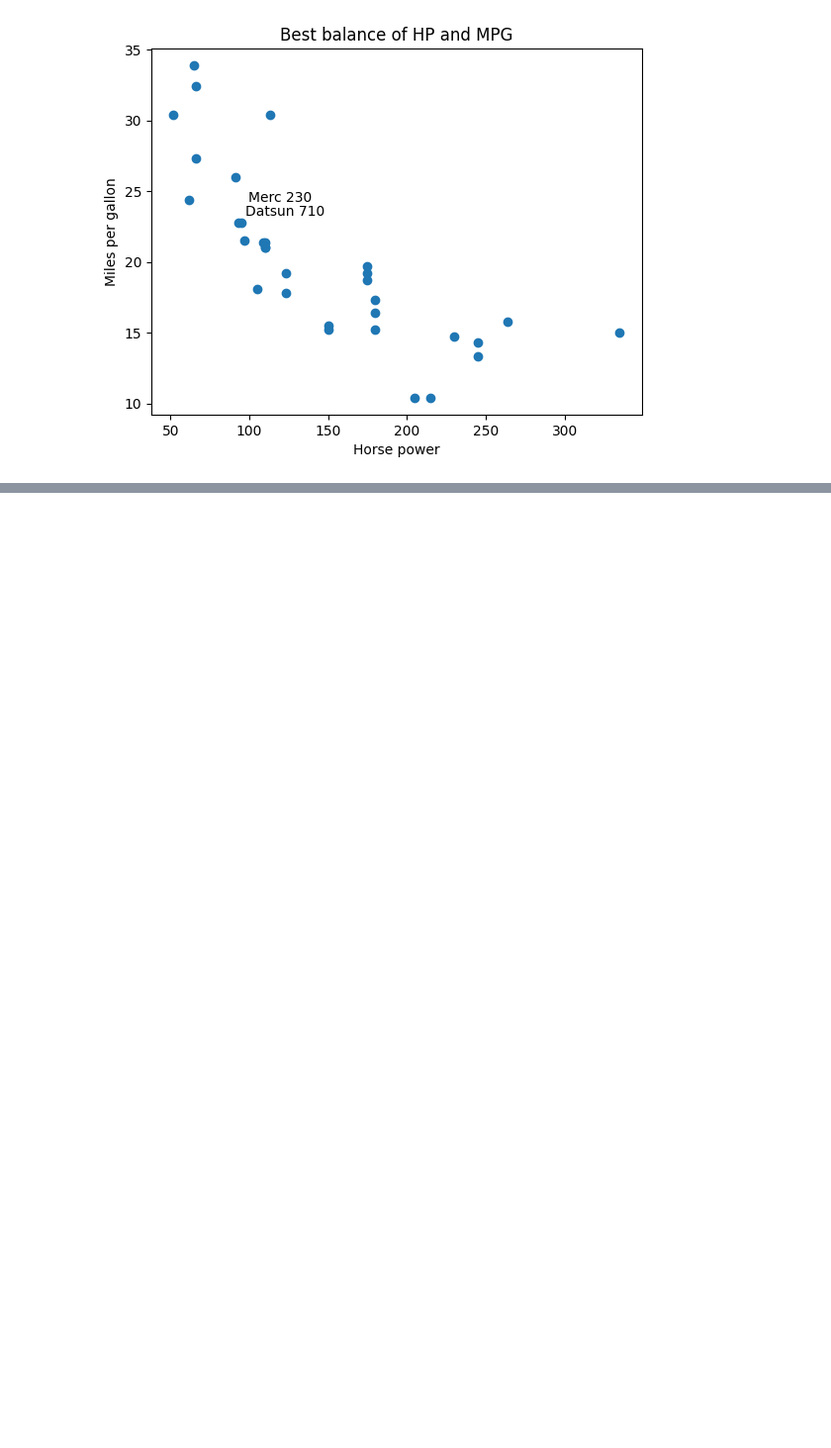
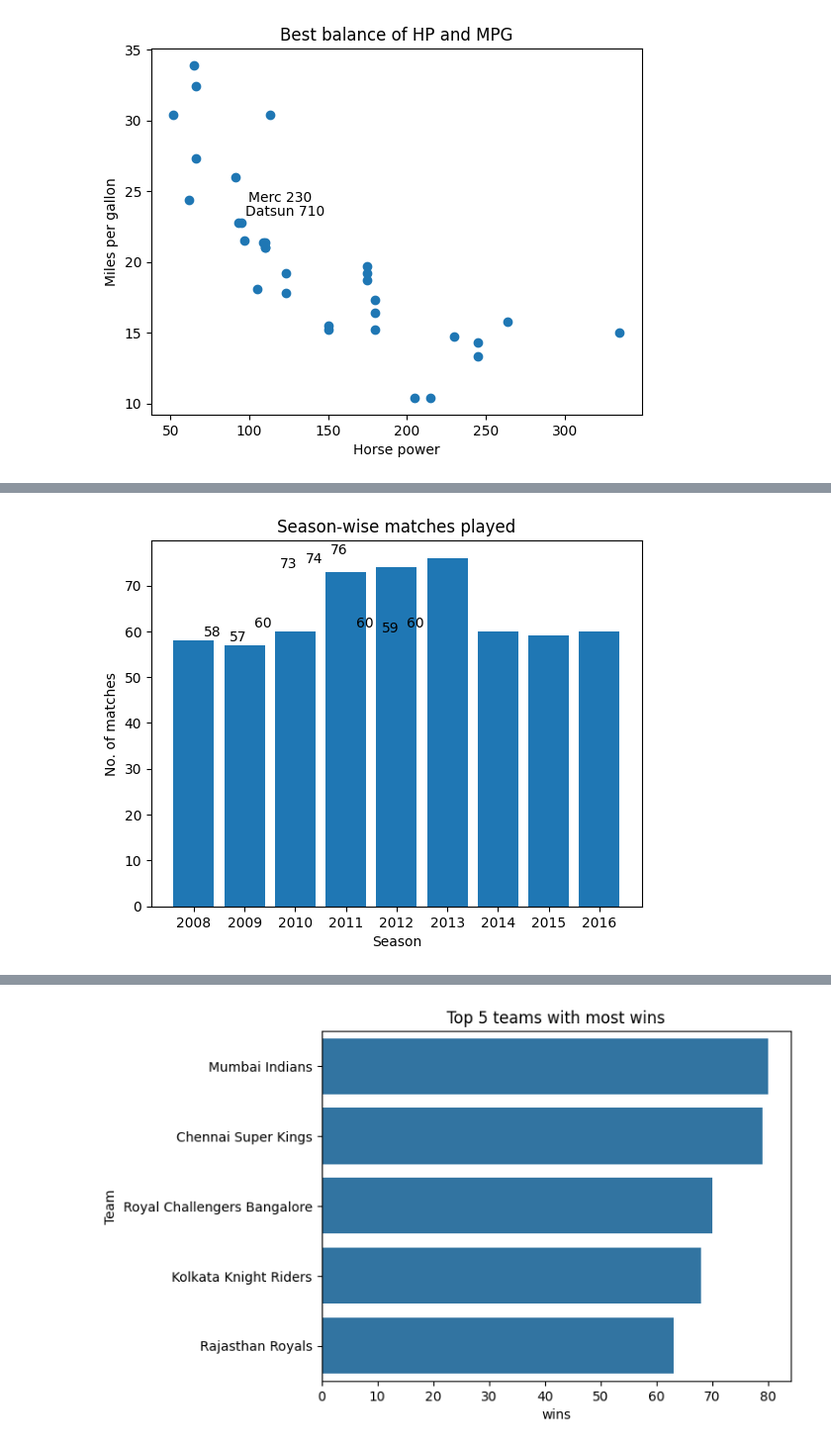
Before and after one commit to siva140887/data-visualization-programs, a Jupyter notebook: Datavisualization.ipynb, the cells around one changed output, grey strips where cells are left out. Shown at 99% size. Saved outputs shown, nothing was run; the diff lists cells and outputs as text; code cells hidden in the pictures; blank space fills up the shorter version.

```diff
--- a/Datavisualization.ipynb
+++ b/Datavisualization.ipynb
@@ -1073,0 +1080,76 @@ max   33.900000  335.0000  5.42400
+# %%
+import pandas as pd
+import numpy as np
+import matplotlib.pyplot as plt
+import seaborn as sns
+
+###### Q1
+match_df = pd.read_csv('/content/drive/MyDrive/DAV/data.csv')
+#print(match_df.columns)
+print("First 10 rows of match df:",match_df.head(10))  # displays first 10 records
+
+
+player_df = pd.read_csv('/content/drive/MyDrive/DAV/IPL dataset final.csv')
+#print(player_df.columns)
+print("First 10 rows of player df:",player_df.head(10))
+
+###### Q2
+totmatches = match_df['id'].nunique()
+totseasons = match_df['season'].nunique()
+print("The total no. of matches:",totmatches)
+print("The total no. of seasons:",totseasons)
+
+### Finding the total teams as per the standard way
+totteams1 = pd.unique(match_df[["team1", "team2"]].values.ravel("K"))
+print("The list of teams as per way 1:",totteams1)
+totteams1 = len(pd.unique(match_df[["team1", "team2"]].values.ravel("K")))
+print("The no. of teams as per way 1:",totteams1)
+### Finding the total teams as per the other way
+totteams2 = np.unique(np.concatenate((match_df['team1'].values, match_df['team2'].values)))
+print("The list of teams as per way 2:",totteams2)
+totteams2 = len(np.unique(np.concatenate((match_df['team1'].values, match_df['team2'].values))))
+print("The no. of teams as per way 2:",totteams2)
+
+###### Q3
+seasonwisematches = match_df.groupby('season')['id'].nunique()
+print(seasonwisematches)
+print(type(seasonwisematches))  # It is a pandas series
+
+### Presenting the above results using bar plot
+bars = plt.bar(seasonwisematches.index.astype(str), seasonwisematches.values)
+plt.title('Season-wise matches played')
+plt.xlabel('Season')
+plt.ylabel('No. of matches')
+arr = seasonwisematches.to_numpy()
+i = 0
+for b in bars:
+  plt.annotate(arr[i].astype(str),xy = ((b.get_x() + b.get_width())/2,b.get_height()), xytext = (0,3), textcoords= "offset points")
+  i = i + 1
+plt.show()
+
+###### Q4
+int1 = match_df['winner'].dropna()
+print(int1)
+print(type(int1))  # It is a series
+
+### Finding the frequency of distinct values in the series
+int2 = match_df['winner'].dropna().value_counts()
+print(int2)  # Teams with wins sorted in descending order with the most wins on top
+print(type(int2))
+
+### Pulling top 5 teams with the most wins using head()
+top5teams = int2.head()
+print(top5teams)
+
+### Presenting the above results in bar plot (horizontal) using seaborn
+bars = sns.barplot(x=top5teams.values, y=top5teams.index)
+plt.title('Top 5 teams with most wins')
+plt.xlabel('wins')
+plt.ylabel('Team')
+#arr = top5teams.to_numpy()
+#i = 0
+#for b in bars:
+  #plt.annotate(arr[i].astype(str),xy = ((b.get_height(),b.get_x() + b.get_width())/2), xytext = (3,0), textcoords= "offset points")
+  #i = i + 1
+plt.show()
+# %% [output]
@@ -1073,0 +1173 @@ max   33.900000  335.0000  5.42400
+[figure, added]
@@ -1073,0 +1191 @@ max   33.900000  335.0000  5.42400
+[figure, added]
```
Also changed, not shown: parts of 3 cells of this notebook.
